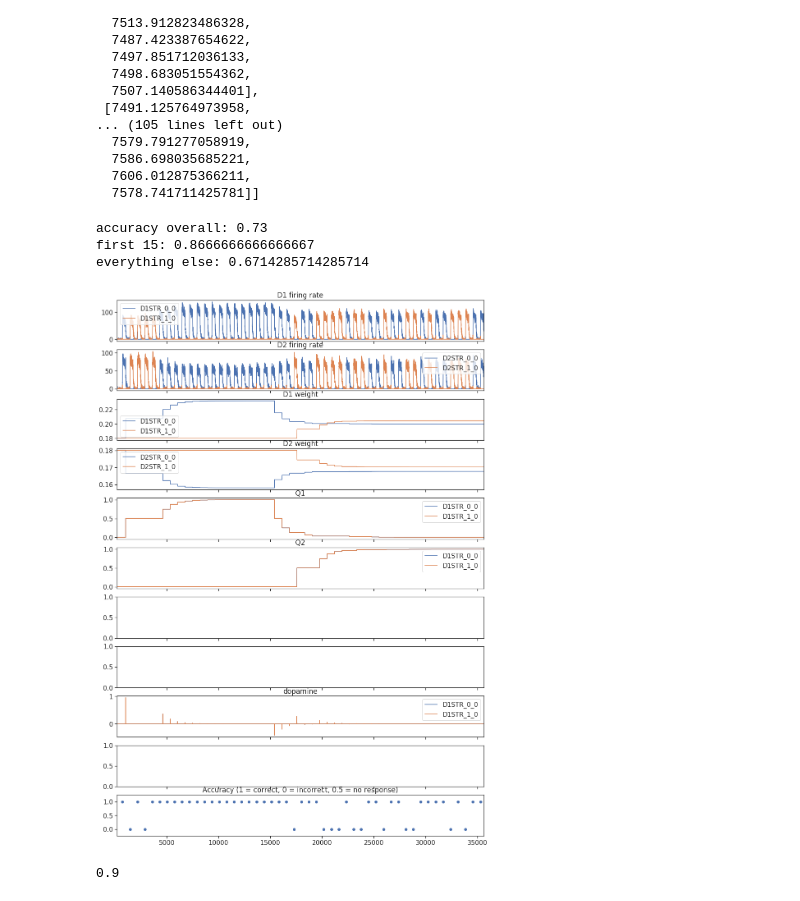
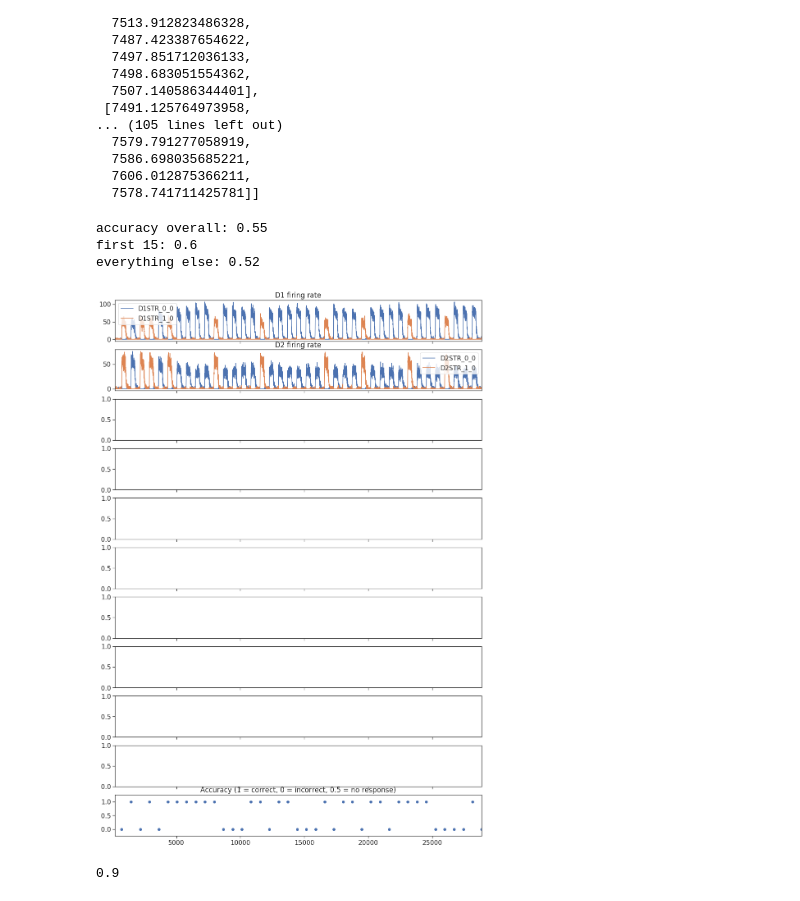
Before and after one commit to CoAxLab/CBGT, a Jupyter notebook: CBGT_PLOSCompBio2019_Demo - Continuous.ipynb, the cells around one changed output. Drawn from its saved outputs; the diff is of its cells as text; code cells hidden in the pictures.

```diff
--- a/CBGT_PLOSCompBio2019_Demo - Continuous.ipynb
+++ b/CBGT_PLOSCompBio2019_Demo - Continuous.ipynb
@@ -193,8 +204,8 @@ savedir = os.path.join(os.path.expanduser('~'), parentDir)
 saveTest=os.path.join(savedir, 'test')
 ng.setDirectory(saveTest)
 # %%
-#results = ng.readAllTrialResults(3,0,sweepcount,['popfreqs','popweights','popQ1s','popQ2s','dopamine', 'popEs'])
-results = ng.readAllTrialResults(3,0,176,['popfreqs'])
+results = ng.readAllTrialResults(1,0,sweepcount,['popfreqs']) # ,'popweights','popQ1s','popQ2s','dopamine', 'popEs'
+#results = ng.readAllTrialResults(3,0,176,['popfreqs'])
 decisions = []
 for sn in range(sweepcount):
     decisions.append([])
@@ -230,0 +280,26 @@ ax1[1].set_ylim(0,100)
+# %%
+stagecount = 40
+
+resultgrid4d = [[None for j in range(50)] for i in range(3)]
+trialgrid4d = [[0 for j in range(stagecount)] for i in range(3)]
+#weightgrid4d = [[0 for j in range(stagecount)] for i in range(3)]
+trialgrid4d_denom = [[0 for j in range(stagecount)] for i in range(3)]
+
+for sn in range(0,150):
+    resid = sn
+    prob = resid % 3
+    resid = (resid - prob) // 3
+    seed = resid % 50
+
+    #print(prob,d2aw,d1aw,seed)
+    resultgrid4d[prob][seed] = results[sn][0]
+
+    if len(decisions[sn][0]) != stagecount :
+        print(len(decisions[sn][0]),prob)
+    else:
+        for i in range(0, stagecount):
+            #weightgrid4d[prob][i] +=
+            if decisions[sn][0][i]['pathvals'] != None and len(decisions[sn][0][i]['pathvals']) > 0:
+                if decisions[sn][0][i]['pathvals'][0] == 0:
+                    trialgrid4d[prob][i] += 1.0
+                trialgrid4d_denom[prob][i] += 1.0
@@ -242,7 +383,7 @@ for sn in range(0,176):
     col = sn % 16
     validreacts = 0.0
     for simnum in range(0,3):
-        stagecount = len(decisions[sn][simnum])
+        stagecount = min(len(decisions[sn][simnum]),20)
         lastreact = 0
         for i in range(0, stagecount):
             if decisions[sn][simnum][i]['pathvals'] != None and len(decisions[sn][simnum][i]['pathvals']) > 0:
@@ -323,7 +464,7 @@ rttable
 # %%
 simnum = 0
 
-result = results[0][simnum]
+result = results[4][simnum]
 
 stagecount = len(decisions[0][0])
 reacttimes = []
@@ -344,43 +485,43 @@ for i in range(0,result['dims']['choices']):
     result['popfreqs'].plot(x='Time (ms)', y='D2STR_'+str(i)+'_0', ax=ax2, title='D2 firing rate')
     #result['popfreqs'].plot(x='Time (ms)', y='GPeP_'+str(i)+'_0', ax=ax3, title='GPe firing rate')
     #result['popfreqs'].plot(x='Time (ms)', y='STNE_'+str(i)+'_0', ax=ax4, title='STN firing rate')
-    result['popweights'].plot(x='Time (ms)', y='D1STR_'+str(i)+'_0', ax=ax3, title='D1 weight')
-    result['popweights'].plot(x='Time (ms)', y='D2STR_'+str(i)+'_0', ax=ax4, title='D2 weight')
-    result['popQ1s'].plot(x='Time (ms)', y='D1STR_'+str(i)+'_0', ax=ax5, title='Q1')
-    result['popQ2s'].plot(x='Time (ms)', y='D1STR_'+str(i)+'_0', ax=ax6, title='Q2')
+    #result['popweights'].plot(x='Time (ms)', y='D1STR_'+str(i)+'_0', ax=ax3, title='D1 weight')
+    #result['popweights'].plot(x='Time (ms)', y='D2STR_'+str(i)+'_0', ax=ax4, title='D2 weight')
+    #result['popQ1s'].plot(x='Time (ms)', y='D1STR_'+str(i)+'_0', ax=ax5, title='Q1')
+    #result['popQ2s'].plot(x='Time (ms)', y='D1STR_'+str(i)+'_0', ax=ax6, title='Q2')
     #result['popEs'].plot(x='Time (ms)', y='D1STR_'+str(i)+'_0', ax=ax7, title='D1 eligibility')
     #result['popEs'].plot(x='Time (ms)', y='D2STR_'+str(i)+'_0', ax=ax8, title='D2 eligibility')
-    result['dopamine'].plot(x='Time (ms)', y='D1STR_'+str(i)+'_0', ax=ax9, title='dopamine')
+    #result['dopamine'].plot(x='Time (ms)', y='D1STR_'+str(i)+'_0', ax=ax9, title='dopamine')
     #result['popfreqs'].plot(x='Time (ms)', y='Th_'+str(i)+'_0', ax=ax10, title='thalamus firing rate')
 
 
 ax1.set_xlim(200, ax.get_xlim()[-1])#(250,750)#(2500,2750)#(750,1200)#(750,1000)#(200, ax.get_xlim()[-1])#
 ax2.set_xlim(200, ax.get_xlim()[-1])#(250,750)#(2500,2750)#(750,1200)#(750,1000)#(200, ax.get_xlim()[-1])#
 #ax1.set_xlim(0, 1000)#(250,750)#
 #ax2.set_xlim(0, 1000)#(250,750)#
 
 
 
 ax11.plot(reacttimes,reactions, marker='o', linestyle='None')
 ax11.set_title('Accuracy (1 = correct, 0 = incorrect, 0.5 = no response)')
 ax11.set_ylim(-0.25,1.25)
 
 #x3.set_ylim(-0.25,125)
 #ax4.set_ylim(-0.25,60)
 
 #ax3.set_ylim(.995,1.0025)
 
 print('accuracy overall: ' + str(np.mean(reactions)))
 print('first 15: ' + str(np.mean(reactions[:15])))
 print('everything else: ' + str(np.mean(reactions[15:])))
 
 #plt.savefig('/home/mclapp/Desktop/90_10_prob_feeback.png', dpi=400)
 #plt.savefig('test.png', dpi=400)
 # %% [output]
-accuracy overall: 0.73
-first 15: 0.8666666666666667
-everything else: 0.6714285714285714
+accuracy overall: 0.55
+first 15: 0.6
+everything else: 0.52
-[figure, old version]
+[figure, new version]
 # %%
 results[100][0]['dpmn_ratio']
 # %% [output]
```
Also changed, not shown: parts of 19 cells of this notebook.
